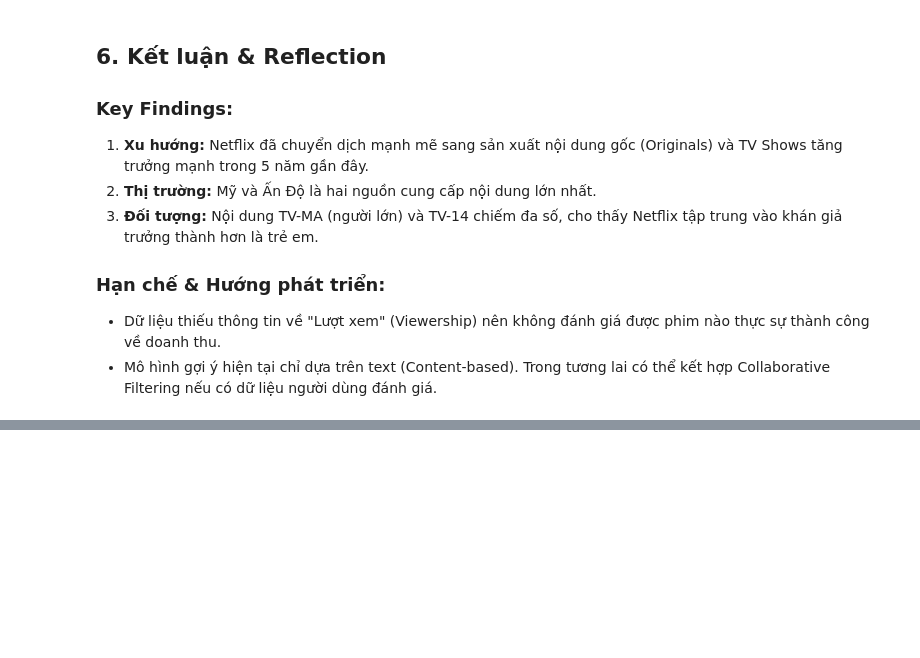
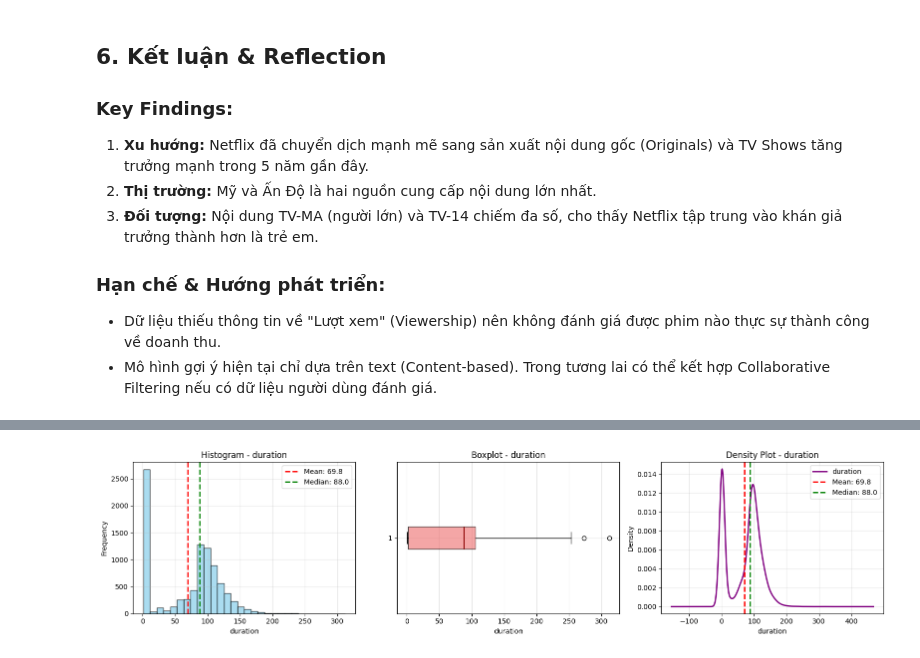
Before and after one commit to trungkienjjj/ds-netflix-analysis, a Jupyter notebook: final.ipynb, the cells around one changed output, grey strips where cells are left out. Cells and saved outputs as stored; diff of their text form; code cells hidden in the pictures; blank space fills up the shorter version.

```diff
--- a/final.ipynb
+++ b/final.ipynb
@@ -149,0 +473,5 @@ Dựa trên dữ liệu đã làm sạch, nhóm đặt ra 4 câu hỏi trọng t
+# %%
+# How many unique/distinct values are there?
+for col in df.columns:
+		unique_count = df[col].nunique(dropna=True)
+		print(f"Cột '{col}' có {unique_count} giá trị duy nhất.")
@@ -149,0 +489,5 @@ Dựa trên dữ liệu đã làm sạch, nhóm đặt ra 4 câu hỏi trọng t
+# %%
+for col in df.columns:
+    print(f"Các giá trị phổ biến nhất của cột '{col}':")
+    print(df[col].value_counts().head(5))
+    print()
@@ -288,0 +779,81 @@ Name: title, dtype: object
+# %%
+from scipy.stats import skew, kurtosis
+
+# Các cột số cần phân tích
+num_cols = ['duration', 'release_year', 'year_added']
+
+for col in num_cols:
+    if col not in df.columns:
+        continue
+    data = df[col].dropna().astype(float)
+
+    if data.empty:
+        print(f"\n{col}: Không có dữ liệu để phân tích.")
+        continue
+    mean_val = data.mean()
+    median_val = data.median()
+    std_val = data.std()
+    skew_val = skew(data)
+    kurt_val = kurtosis(data)
+
+    print(f"\n{'='*60}")
+    print(f"Phân tích cột: {col.upper()}")
+    print(f"{'='*60}")
+    print(f"Mean (Trung bình):        {mean_val:.2f}")
+    print(f"Median (Trung vị):        {median_val:.2f}")
+    print(f"Std Dev (Độ lệch chuẩn):  {std_val:.2f}")
+    print(f"Skewness (Độ lệch):       {skew_val:.2f}")
+    print(f"Kurtosis (Độ nhọn):       {kurt_val:.2f}")
+
+    # Diễn giải hình dạng phân phối
+    if abs(skew_val) < 0.5:
+        shape = "Phân phối gần như đối xứng (Normal)"
+    elif skew_val > 0.5:
+        shape = "Phân phối lệch phải (Right-skewed)"
+    else:
+        shape = "Phân phối lệch trái (Left-skewed)"
+
+    if kurt_val > 3:
+        peak = "phân phối nhọn (nhiều outliers)"
+    elif kurt_val < -1:
+        peak = "phân phối tù (ít outliers)"
+    else:
+        peak = "phân phối trung bình"
+
+    print(f"Hình dạng: {shape}, {peak}")
+
+    # Vẽ 3 biểu đồ: Histogram, Boxplot, Density
+    fig, axes = plt.subplots(1, 3, figsize=(16, 4))
+
+    # Histogram (Biểu đồ tần suất)
+    axes[0].hist(data, bins=30, color='skyblue', edgecolor='black', alpha=0.7)
+    axes[0].axvline(mean_val, color='red', linestyle='--', linewidth=2, label=f'Mean: {mean_val:.1f}')
+    axes[0].axvline(median_val, color='green', linestyle='--', linewidth=2, label=f'Median: {median_val:.1f}')
+    axes[0].set_title(f'Histogram - {col}')
+    axes[0].set_xlabel(col)
+    axes[0].set_ylabel('Frequency')
+    axes[0].legend()
+    axes[0].grid(alpha=0.3)
+
+    # Boxplot (Biểu đồ hộp)
+    bp = axes[1].boxplot(data, vert=False, patch_artist=True,
+                         boxprops=dict(facecolor='lightcoral', alpha=0.7),
+                         medianprops=dict(color='darkred', linewidth=2))
+    axes[1].set_title(f'Boxplot - {col}')
+    axes[1].set_xlabel(col)
+    axes[1].grid(alpha=0.3)
+
+    # Density Plot (Biểu đồ mật độ)
+    data.plot(kind='density', ax=axes[2], color='purple', linewidth=2)
+    axes[2].axvline(mean_val, color='red', linestyle='--', linewidth=2, label=f'Mean: {mean_val:.1f}')
+    axes[2].axvline(median_val, color='green', linestyle='--', linewidth=2, label=f'Median: {median_val:.1f}')
+    axes[2].set_title(f'Density Plot - {col}')
+    axes[2].set_xlabel(col)
+    axes[2].set_ylabel('Density')
+    axes[2].legend()
+    axes[2].grid(alpha=0.3)
+
+    plt.tight_layout()
+    plt.show()
+print("Hoàn thành phân tích phân phối cho tất cả các cột số!")
+# %% [output]
@@ -288,0 +869 @@ Name: title, dtype: object
+[figure, added]
```
Also changed, not shown: parts of 45 cells of this notebook.
